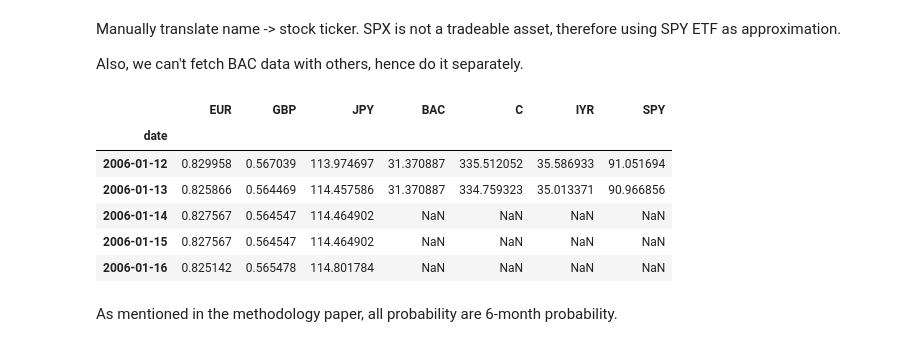
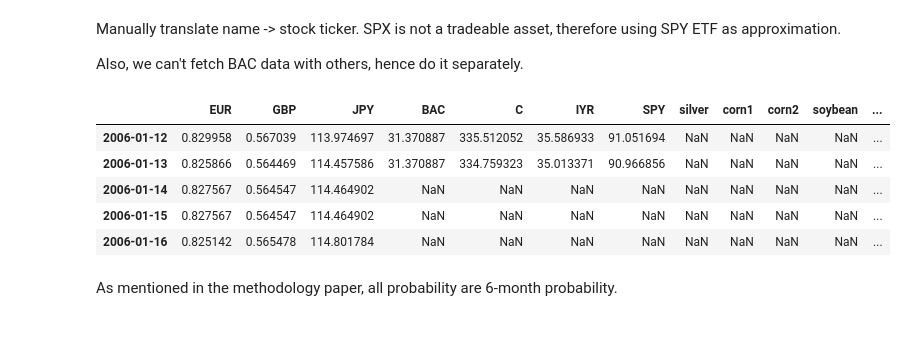
Before and after one commit to claircocoanut/iaqf-default, a Jupyter notebook: data_analysis/equity_fx_weekly.ipynb, the cells around one changed output. Drawn from its saved outputs; the diff is of its cells as text; code cells hidden in the pictures.

```diff
--- a/data_analysis/equity_fx_weekly.ipynb
+++ b/data_analysis/equity_fx_weekly.ipynb
@@ -50,22 +50,25 @@ Also, we can't fetch BAC data with others, hence do it separately.
 fx = get_fx(tickers=["GBP", "EUR", "JPY"],
             start_date=start_date,
             end_date=end_date,
-            use_cache=False)
+            use_cache=True)
 # %%
 close = get_price(tickers=["BAC", "C", "IYR", "SPY"],
                   start_date=start_date,
                   end_date=end_date,
-                  use_cache=False)
-close = pd.concat([fx, close], axis=1)
+                  use_cache=True)
+commodity = get_commodity(use_cache=True,
+                          start_date=start_date,
+                          end_date=end_date,)
+
+close = pd.concat([fx, close, commodity], axis=1)
 close.head()
 # %% [output]
-|  | EUR | GBP | JPY | BAC | C | IYR | SPY |
-| date |  |  |  |  |  |  |  |
-| 2006-01-12 | 0.829958 | 0.567039 | 113.974697 | 31.370887 | 335.512052 | 35.586933 | 91.051694 |
-| 2006-01-13 | 0.825866 | 0.564469 | 114.457586 | 31.370887 | 334.759323 | 35.013371 | 90.966856 |
-| 2006-01-14 | 0.827567 | 0.564547 | 114.464902 | NaN | NaN | NaN | NaN |
-| 2006-01-15 | 0.827567 | 0.564547 | 114.464902 | NaN | NaN | NaN | NaN |
-| 2006-01-16 | 0.825142 | 0.565478 | 114.801784 | NaN | NaN | NaN | NaN |
+|  | EUR | GBP | JPY | BAC | C | IYR | SPY | silver | corn1 | corn2 | soybean | ... |
+| 2006-01-12 | 0.829958 | 0.567039 | 113.974697 | 31.370887 | 335.512052 | 35.586933 | 91.051694 | NaN | NaN | NaN | NaN | ... |
+| 2006-01-13 | 0.825866 | 0.564469 | 114.457586 | 31.370887 | 334.759323 | 35.013371 | 90.966856 | NaN | NaN | NaN | NaN | ... |
+| 2006-01-14 | 0.827567 | 0.564547 | 114.464902 | NaN | NaN | NaN | NaN | NaN | NaN | NaN | NaN | ... |
+| 2006-01-15 | 0.827567 | 0.564547 | 114.464902 | NaN | NaN | NaN | NaN | NaN | NaN | NaN | NaN | ... |
+| 2006-01-16 | 0.825142 | 0.565478 | 114.801784 | NaN | NaN | NaN | NaN | NaN | NaN | NaN | NaN | ... |
 # %% [markdown]
 As mentioned in the methodology paper, all probability are 6-month probability.
 # %%
```
Also changed, not shown: parts of 17 cells of this notebook.
